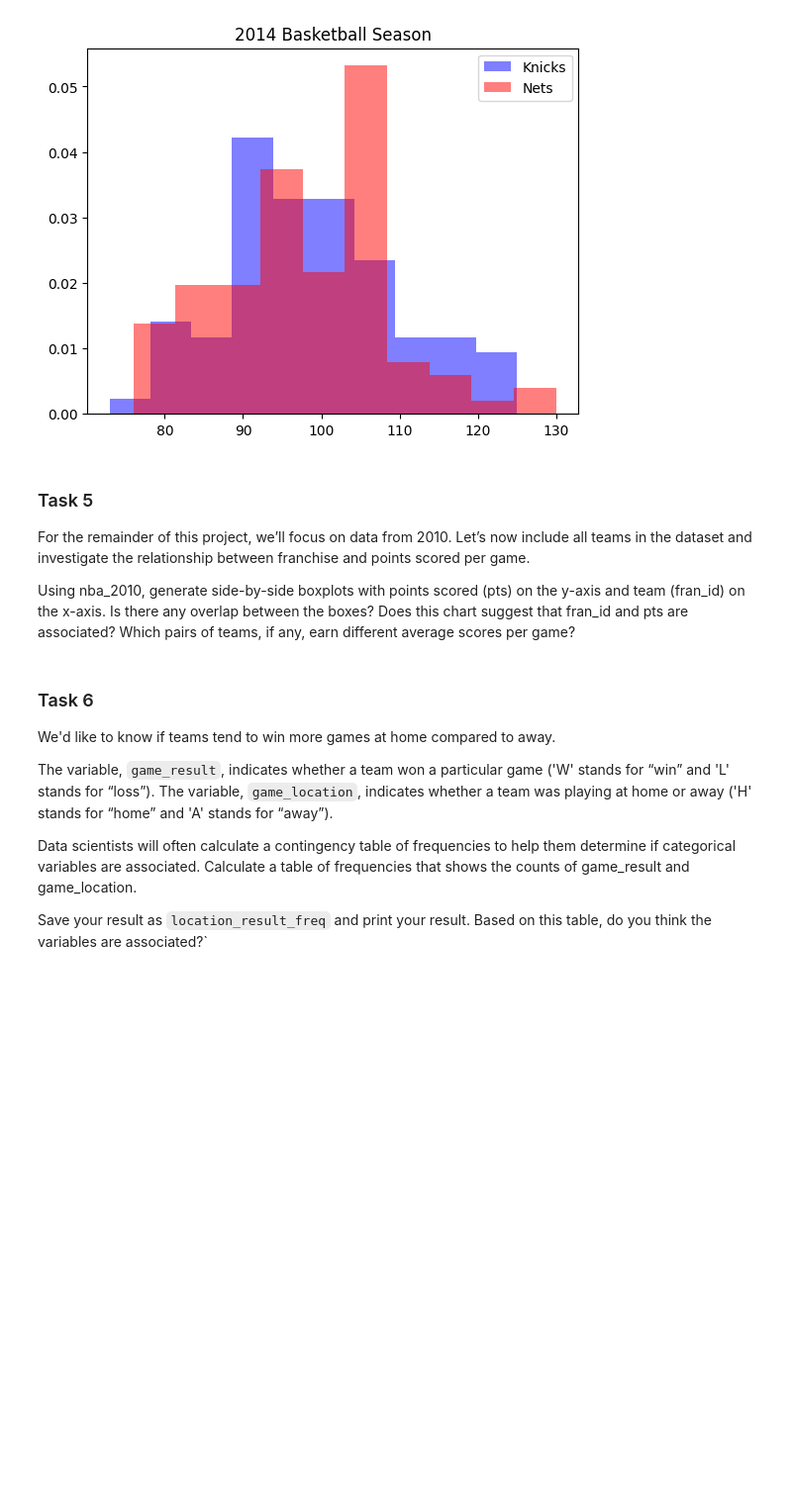
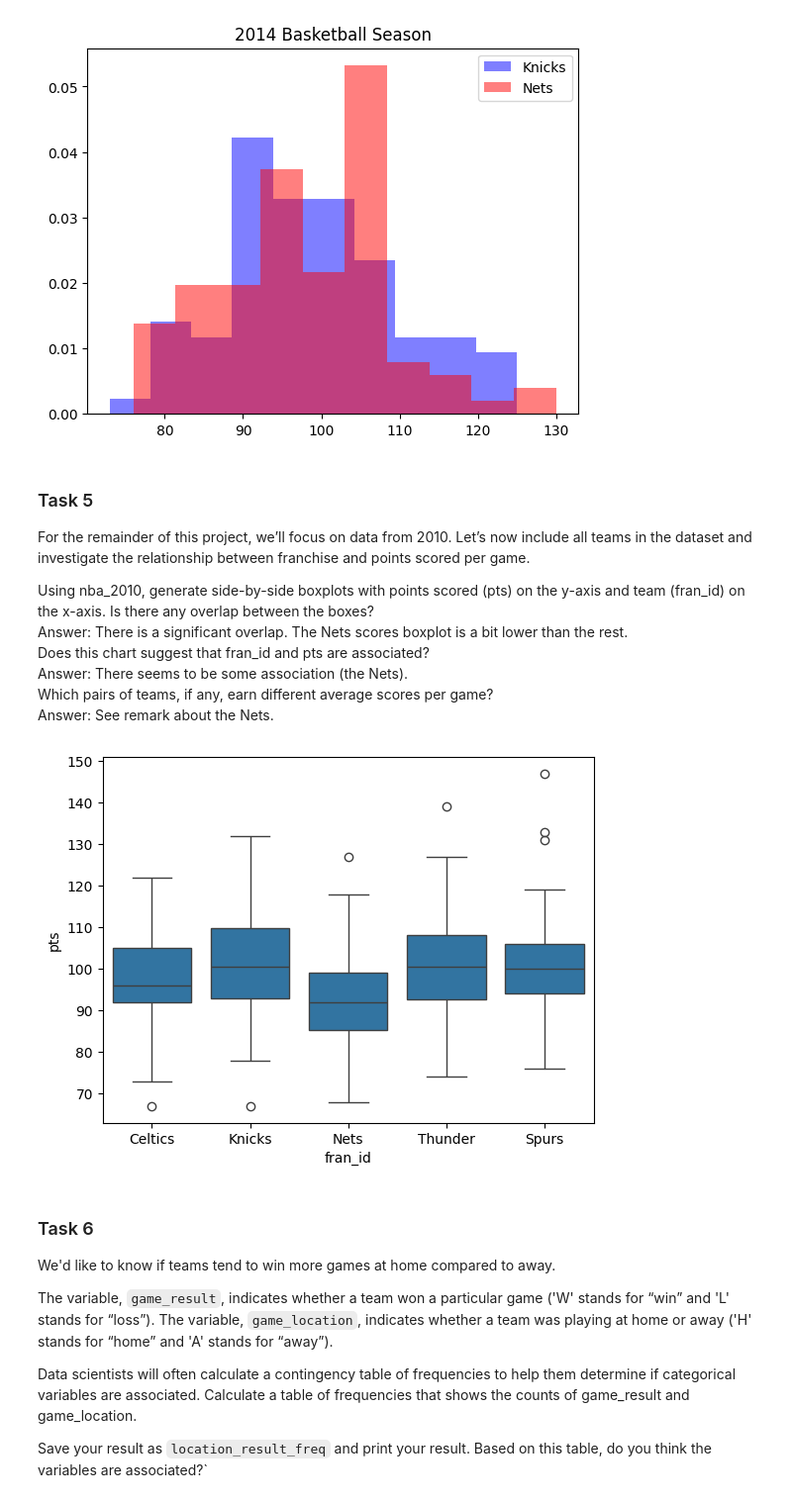
Before and after one commit to ramtob/codecademy-python, a Jupyter notebook: Codecademy_NBA_Trends_Project/Codecademy_NBA_Trends_Project.ipynb, the cells around one changed output. Shown at 99% size. Cells and saved outputs as stored; diff of their text form; code cells hidden in the pictures; blank space fills up the shorter version.

```diff
--- a/Codecademy_NBA_Trends_Project/Codecademy_NBA_Trends_Project.ipynb
+++ b/Codecademy_NBA_Trends_Project/Codecademy_NBA_Trends_Project.ipynb
@@ -104,7 +104,17 @@ Mean diff =  0.44706798131809933
 ### Task 5
 For the remainder of this project, we’ll focus on data from 2010. Let’s now include all teams in the dataset and investigate the relationship between franchise and points scored per game.
 
-Using nba_2010, generate side-by-side boxplots with points scored (pts) on the y-axis and team (fran_id) on the x-axis. Is there any overlap between the boxes? Does this chart suggest that fran_id and pts are associated? Which pairs of teams, if any, earn different average scores per game?
+Using nba_2010, generate side-by-side boxplots with points scored (pts) on the y-axis and team (fran_id) on the x-axis. Is there any overlap between the boxes?
+Answer: There is a significant overlap. The Nets scores boxplot is a bit lower than the rest.
+Does this chart suggest that fran_id and pts are associated?
+Answer: There seems to be some association (the Nets).
+Which pairs of teams, if any, earn different average scores per game?
+Answer: See remark about the Nets.
+# %%
+sns.boxplot(data= nba_2010, x='fran_id', y='pts')
+plt.show()
+# %% [output]
+[figure, added]
 # %% [markdown]
 ### Task 6
 We'd like to know if teams tend to win more games at home compared to away.
```
